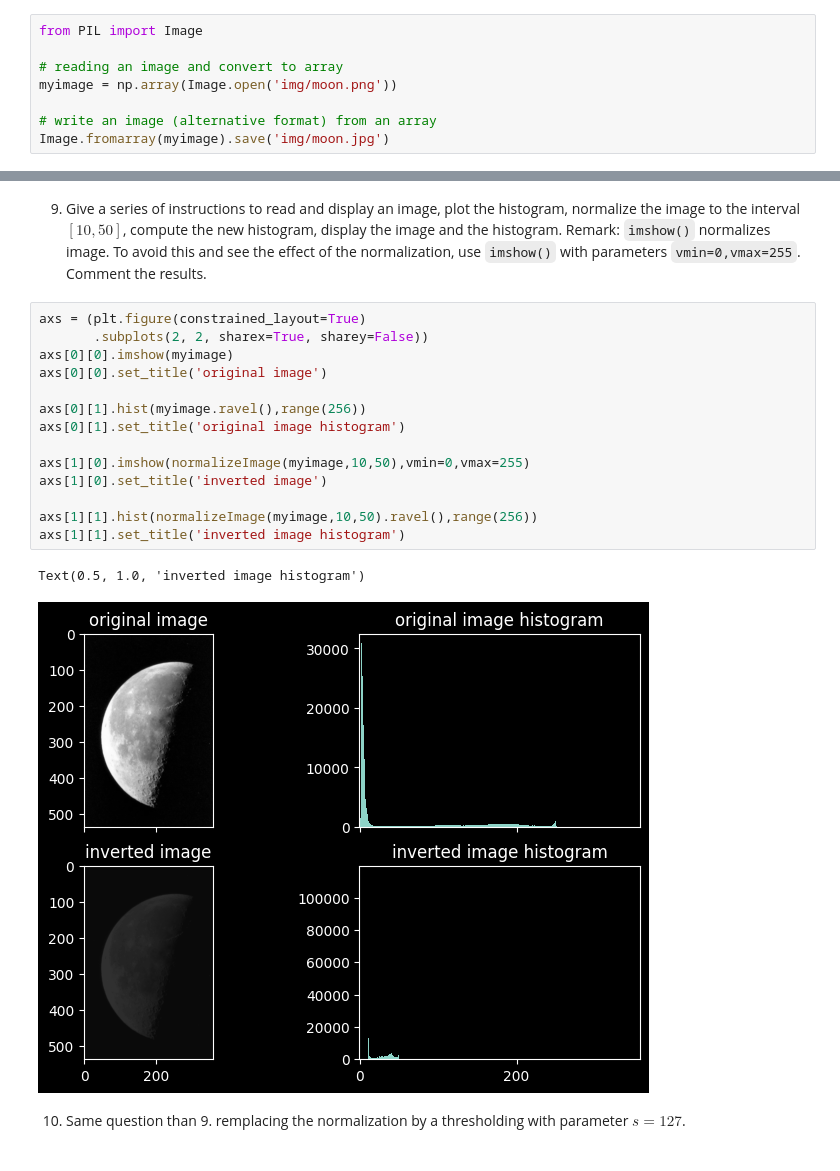
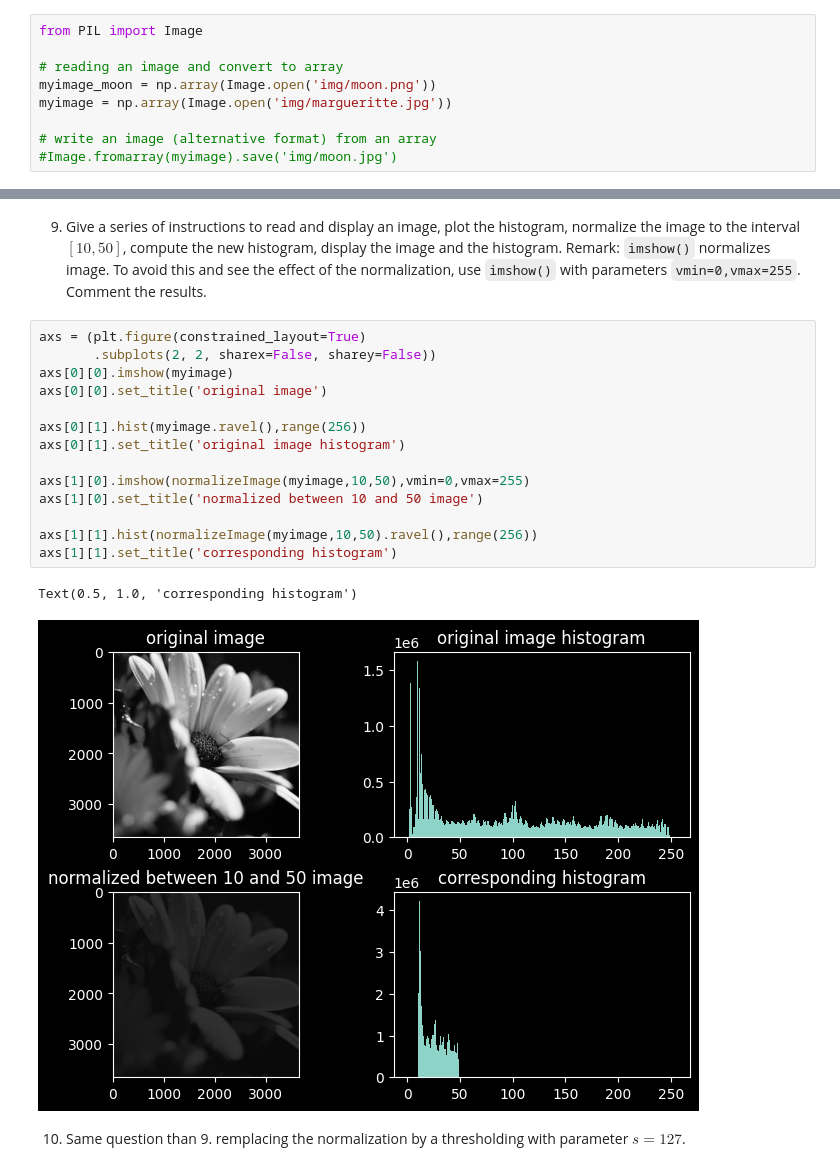
Before and after one commit to HugoRdet/BIMA, a Jupyter notebook: TME1/TME1.ipynb, the cells around one changed output, grey strips where cells are left out. Cells and saved outputs as stored; diff of their text form.

```diff
--- a/TME1/TME1.ipynb
+++ b/TME1/TME1.ipynb
@@ -201,10 +201,11 @@ We make use of PIL module (https://pillow.readthedocs.io/en/stable/reference/Ima
 from PIL import Image
 
 # reading an image and convert to array
-myimage = np.array(Image.open('img/moon.png'))
+myimage_moon = np.array(Image.open('img/moon.png'))
+myimage = np.array(Image.open('img/margueritte.jpg'))
 
 # write an image (alternative format) from an array
-Image.fromarray(myimage).save('img/moon.jpg')
+#Image.fromarray(myimage).save('img/moon.jpg')
 # %% [markdown]
 Array can be displayed as an image using Matplotlib module. Here a short example:
 # %%
@@ -379,21 +360,21 @@ Text(0.5, 1.0, 'inverted image histogram')
 9. Give a series of instructions to read and display an image, plot the histogram, normalize the image to the interval $[10,50]$, compute the new histogram, display the image and the histogram. Remark: `imshow()` normalizes image. To avoid this and see the effect of the normalization, use `imshow()` with parameters `vmin=0,vmax=255`. Comment the results.
 # %%
 axs = (plt.figure(constrained_layout=True)
-       .subplots(2, 2, sharex=True, sharey=False))
+       .subplots(2, 2, sharex=False, sharey=False))
 axs[0][0].imshow(myimage)
 axs[0][0].set_title('original image')
 
 axs[0][1].hist(myimage.ravel(),range(256))
 axs[0][1].set_title('original image histogram')
 
 axs[1][0].imshow(normalizeImage(myimage,10,50),vmin=0,vmax=255)
-axs[1][0].set_title('inverted image')
+axs[1][0].set_title('normalized between 10 and 50 image')
 
 axs[1][1].hist(normalizeImage(myimage,10,50).ravel(),range(256))
-axs[1][1].set_title('inverted image histogram')
+axs[1][1].set_title('corresponding histogram')
 # %% [output]
-Text(0.5, 1.0, 'inverted image histogram')
+Text(0.5, 1.0, 'corresponding histogram')
-[figure, old version]
+[figure, new version]
 # %% [markdown]
 10. Same question than 9. remplacing the normalization by a thresholding with parameter $s=127$.
 # %%
```
Also changed, not shown: parts of 14 cells of this notebook.
